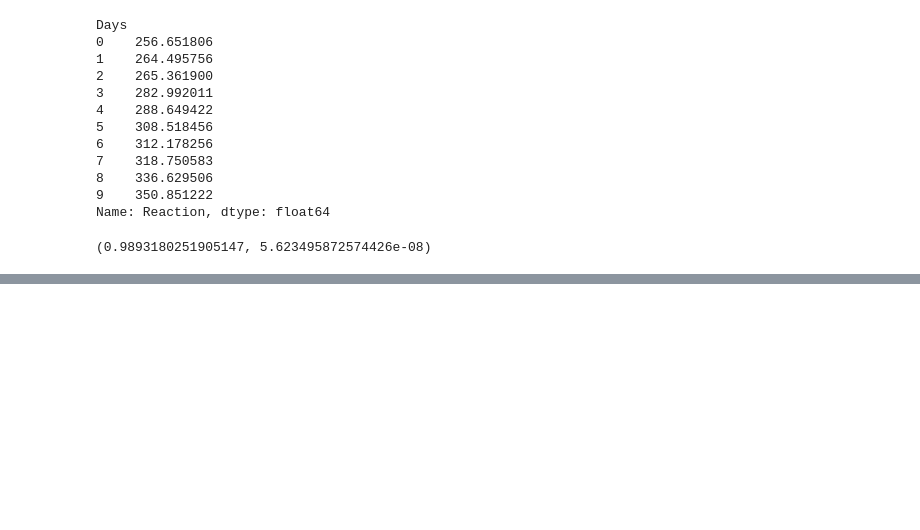
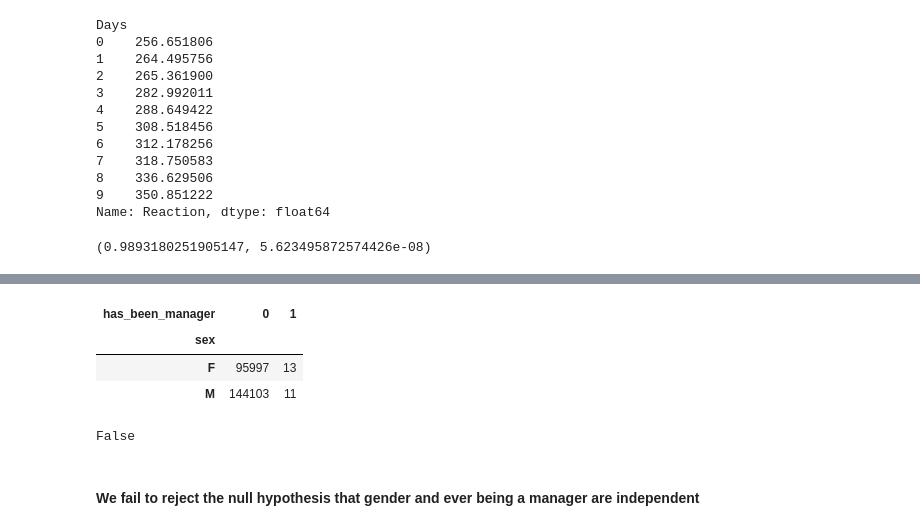
Before and after one commit to david-ryan-alviola/statistics-exercises, a Jupyter notebook: hypothesis_testing.ipynb, the cells around one changed output, grey strips where cells are left out. Cells and saved outputs as stored; diff of their text form; code cells hidden in the pictures; blank space fills up the shorter version.

```diff
--- a/hypothesis_testing.ipynb
+++ b/hypothesis_testing.ipynb
@@ -352,0 +448,3 @@ corr, p
+# %%
+titles_df = pd.read_sql(titles_select, employees_url)
+titles_df.head()
@@ -352,0 +458,4 @@ corr, p
+# %%
+titles_df['has_been_manager'] = titles_df.title == "Manager"
+titles_df['sex'] = titles_df.gender == "M"
+titles_df.head()
@@ -352,0 +469,6 @@ corr, p
+# %%
+emp_manager_status = titles_df.groupby('emp_no').has_been_manager.sum()
+emp_manager_status
+emp_gender_sum = titles_df.groupby('emp_no').sex.sum()
+emp_gender = emp_gender_sum.apply(lambda n: "M" if n > 0 else "F")
+emp_gender
@@ -352,0 +489,14 @@ corr, p
+# %%
+observed = pd.crosstab(emp_gender, emp_manager_status)
+# %% [output]
+| has_been_manager | 0 | 1 |
+| sex |  |  |
+| F | 95997 | 13 |
+| M | 144103 | 11 |
+# %%
+chi2, p, degf, expected = stats.chi2_contingency(observed)
+p < alpha
+# %% [output]
+False
+# %% [markdown]
+#### We fail to reject the null hypothesis that gender and ever being a manager are independent
```
Also changed, not shown: parts of 25 cells of this notebook.
